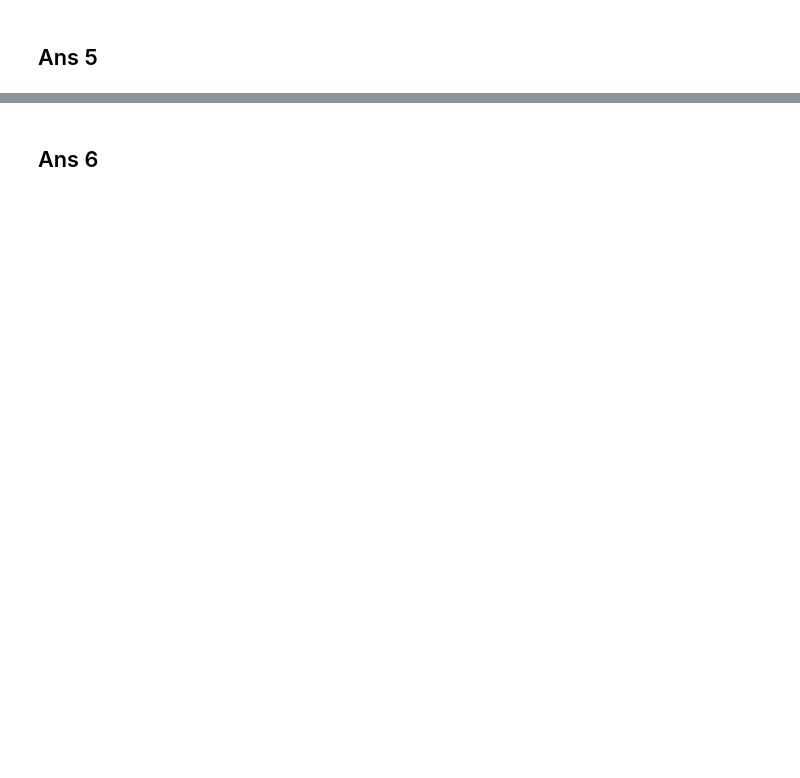
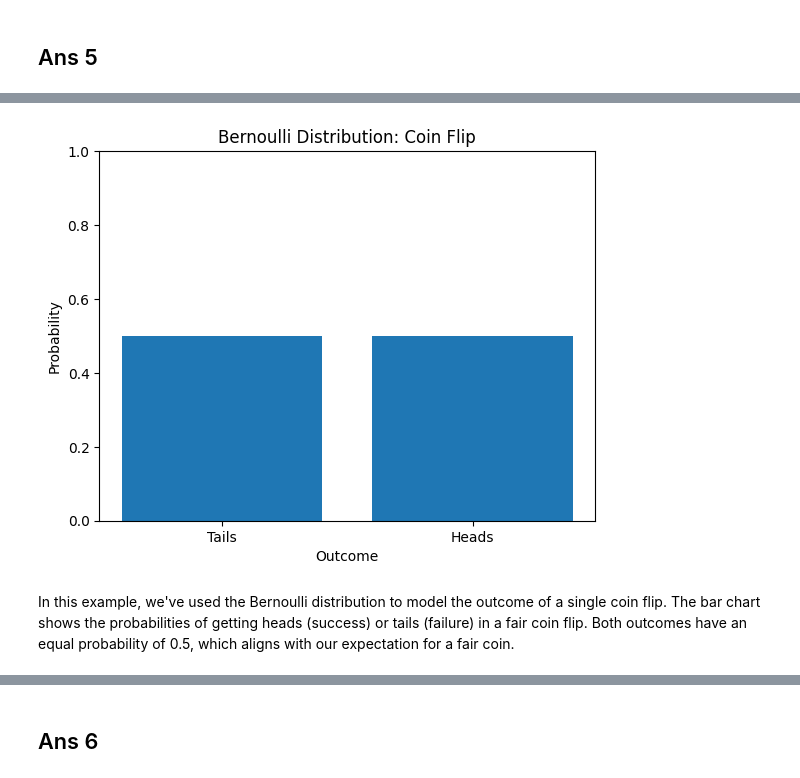
Before and after one commit to Sufiyan999/PW-DataScience-Masters, a Jupyter notebook: Assignments/3. MARCH/9 mar assign.ipynb, the cells around one changed output, grey strips where cells are left out. Saved outputs shown, nothing was run; the diff lists cells and outputs as text; code cells hidden in the pictures; blank space fills up the shorter version.

```diff
--- a/Assignments/3. MARCH/9 mar assign.ipynb
+++ b/Assignments/3. MARCH/9 mar assign.ipynb
@@ -76,0 +325,21 @@ plt.show()
+# %%
+import matplotlib.pyplot as plt
+
+# Possible outcomes
+outcomes = [0, 1]
+
+# Probabilities for each outcome
+probabilities = [0.5, 0.5]
+
+# Plot the probabilities
+plt.bar(outcomes, probabilities)
+plt.xlabel('Outcome')
+plt.ylabel('Probability')
+plt.title('Bernoulli Distribution: Coin Flip')
+plt.xticks(outcomes, ['Tails', 'Heads'])
+plt.ylim(0, 1)
+plt.show()
+# %% [output]
+[figure, added]
+# %% [markdown]
+In this example, we've used the Bernoulli distribution to model the outcome of a single coin flip. The bar chart shows the probabilities of getting heads (success) or tails (failure) in a fair coin flip. Both outcomes have an equal probability of 0.5, which aligns with our expectation for a fair coin.
```
Also changed, not shown: parts of 27 cells of this notebook.
